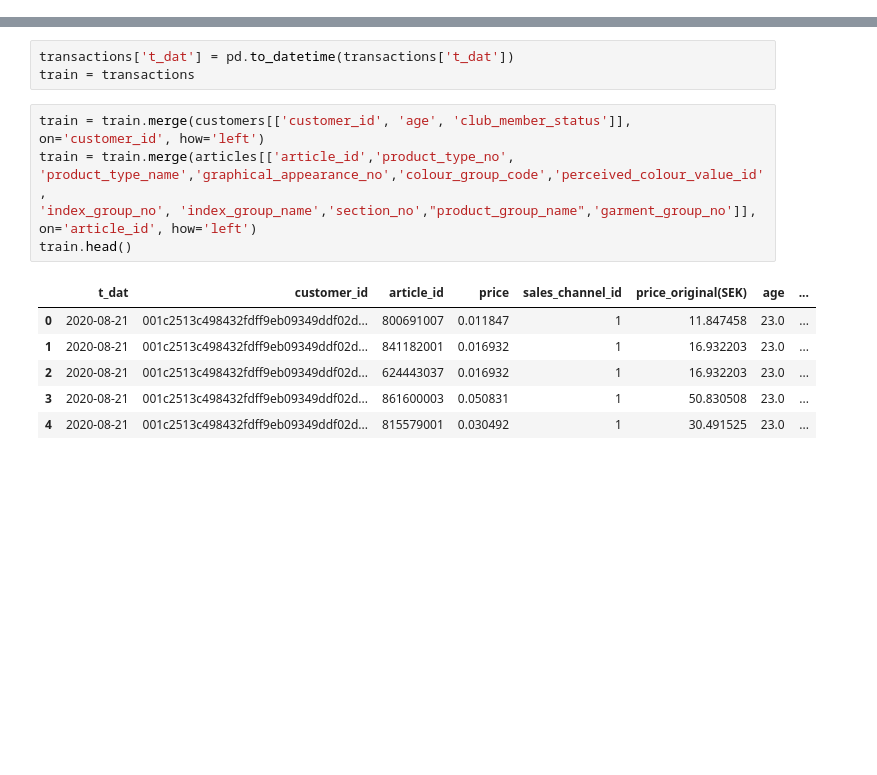
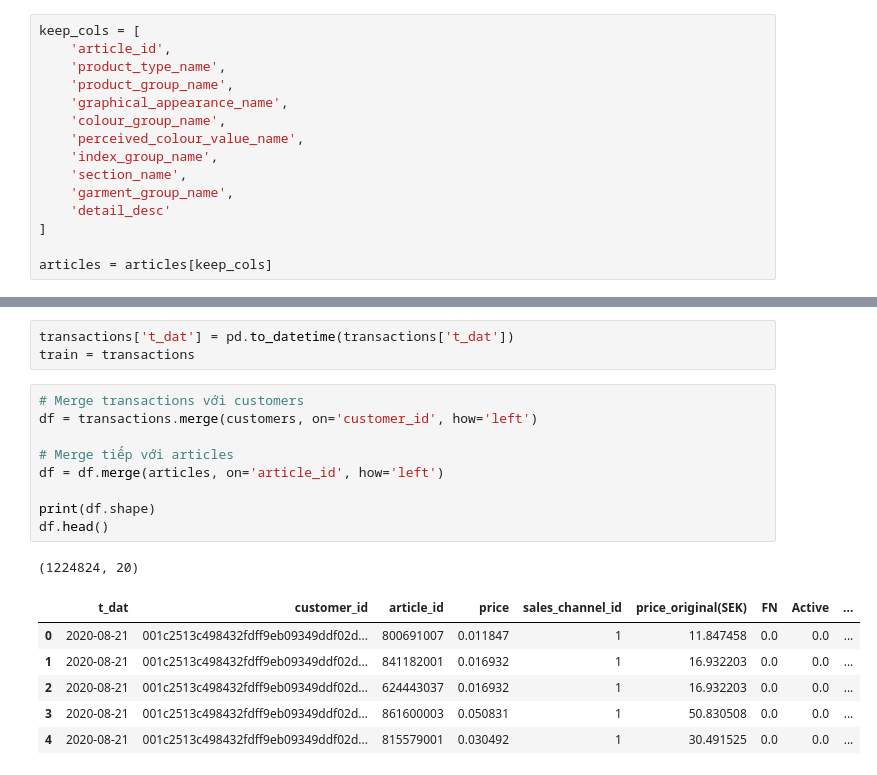
Before and after one commit to MinhGioChai/PowerBI-Final, a Jupyter notebook: EDA and Pre.ipynb, the cells around one changed output, grey strips where cells are left out. Cells and saved outputs as stored; diff of their text form; blank space fills up the shorter version.

```diff
--- a/EDA and Pre.ipynb
+++ b/EDA and Pre.ipynb
@@ -196,6 +239,21 @@ detail_desc                     416
 dtype: int64
 # %%
 articles['detail_desc'] = articles['detail_desc'].fillna('Unknown')
+# %%
+keep_cols = [
+    'article_id',
+    'product_type_name',
+    'product_group_name',
+    'graphical_appearance_name',
+    'colour_group_name',
+    'perceived_colour_value_name',
+    'index_group_name',
+    'section_name',
+    'garment_group_name',
+    'detail_desc'
+]
+
+articles = articles[keep_cols]
 # %% [markdown]
 #### transactions.csv
 # %%
@@ -236,15 +303,20 @@ transactions['price_original(SEK)'] = transactions['price'] * 1000
 # %%
 transactions['t_dat'] = pd.to_datetime(transactions['t_dat'])
 train = transactions
-# %%
-train = train.merge(customers[['customer_id', 'age', 'club_member_status']], on='customer_id', how='left')
-train = train.merge(articles[['article_id','product_type_no', 'product_type_name','graphical_appearance_no','colour_group_code','perceived_colour_value_id',
-'index_group_no', 'index_group_name','section_no',"product_group_name",'garment_group_no']], on='article_id', how='left')
-train.head()
-# %% [output]
-|  | t_dat | customer_id | article_id | price | sales_channel_id | price_original(SEK) | age | ... |
-| 0 | 2020-08-21 | 001c2513c498432fdff9eb09349ddf02d... | 800691007 | 0.011847 | 1 | 11.847458 | 23.0 | ... |
-| 1 | 2020-08-21 | 001c2513c498432fdff9eb09349ddf02d... | 841182001 | 0.016932 | 1 | 16.932203 | 23.0 | ... |
-| 2 | 2020-08-21 | 001c2513c498432fdff9eb09349ddf02d... | 624443037 | 0.016932 | 1 | 16.932203 | 23.0 | ... |
-| 3 | 2020-08-21 | 001c2513c498432fdff9eb09349ddf02d... | 861600003 | 0.050831 | 1 | 50.830508 | 23.0 | ... |
-| 4 | 2020-08-21 | 001c2513c498432fdff9eb09349ddf02d... | 815579001 | 0.030492 | 1 | 30.491525 | 23.0 | ... |
+# %%
+# Merge transactions với customers
+df = transactions.merge(customers, on='customer_id', how='left')
+
+# Merge tiếp với articles
+df = df.merge(articles, on='article_id', how='left')
+
+print(df.shape)
+df.head()
+# %% [output]
+(1224824, 20)
+|  | t_dat | customer_id | article_id | price | sales_channel_id | price_original(SEK) | FN | Active | ... |
+| 0 | 2020-08-21 | 001c2513c498432fdff9eb09349ddf02d... | 800691007 | 0.011847 | 1 | 11.847458 | 0.0 | 0.0 | ... |
+| 1 | 2020-08-21 | 001c2513c498432fdff9eb09349ddf02d... | 841182001 | 0.016932 | 1 | 16.932203 | 0.0 | 0.0 | ... |
+| 2 | 2020-08-21 | 001c2513c498432fdff9eb09349ddf02d... | 624443037 | 0.016932 | 1 | 16.932203 | 0.0 | 0.0 | ... |
+| 3 | 2020-08-21 | 001c2513c498432fdff9eb09349ddf02d... | 861600003 | 0.050831 | 1 | 50.830508 | 0.0 | 0.0 | ... |
+| 4 | 2020-08-21 | 001c2513c498432fdff9eb09349ddf02d... | 815579001 | 0.030492 | 1 | 30.491525 | 0.0 | 0.0 | ... |
```
Also changed, not shown: parts of 4 cells of this notebook.
